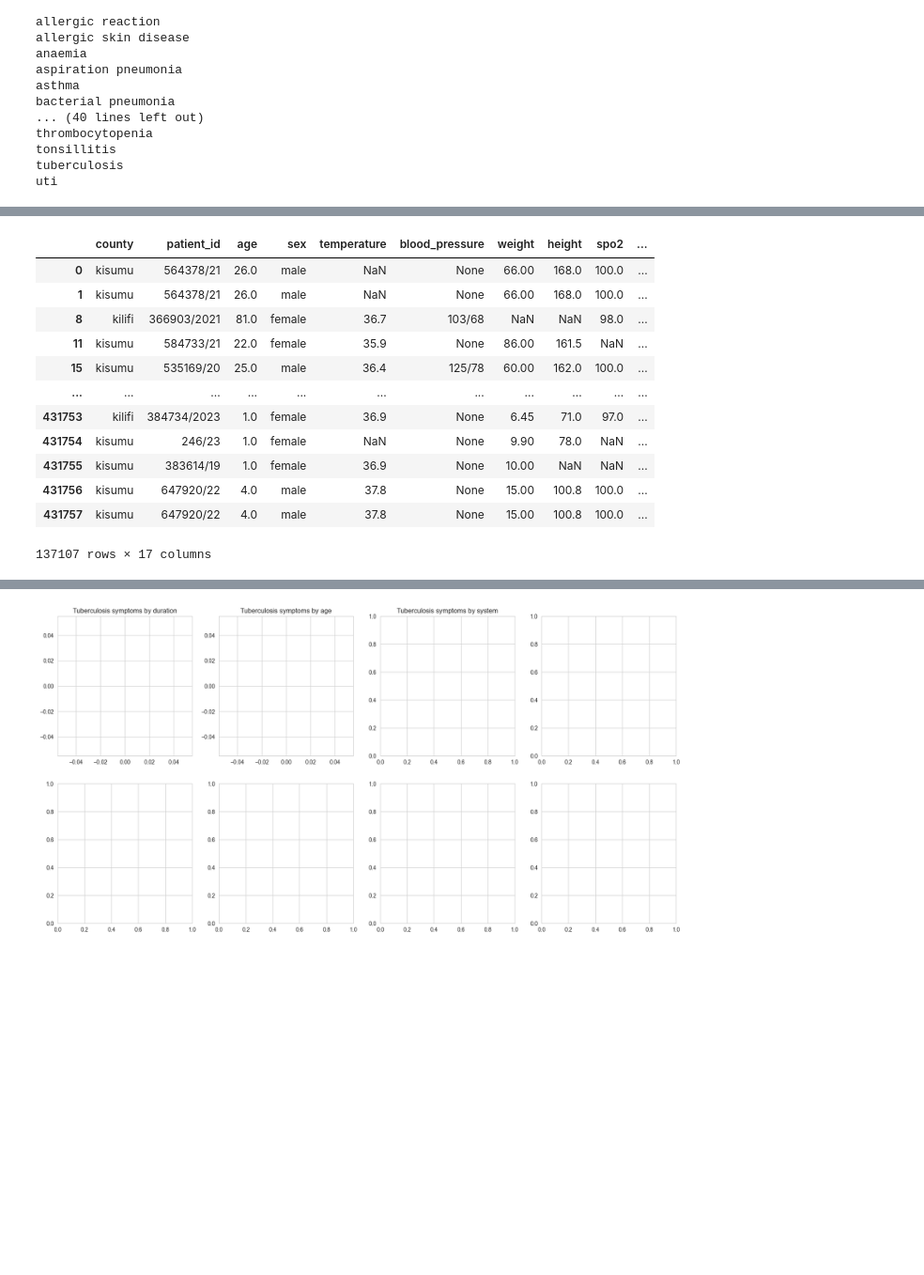
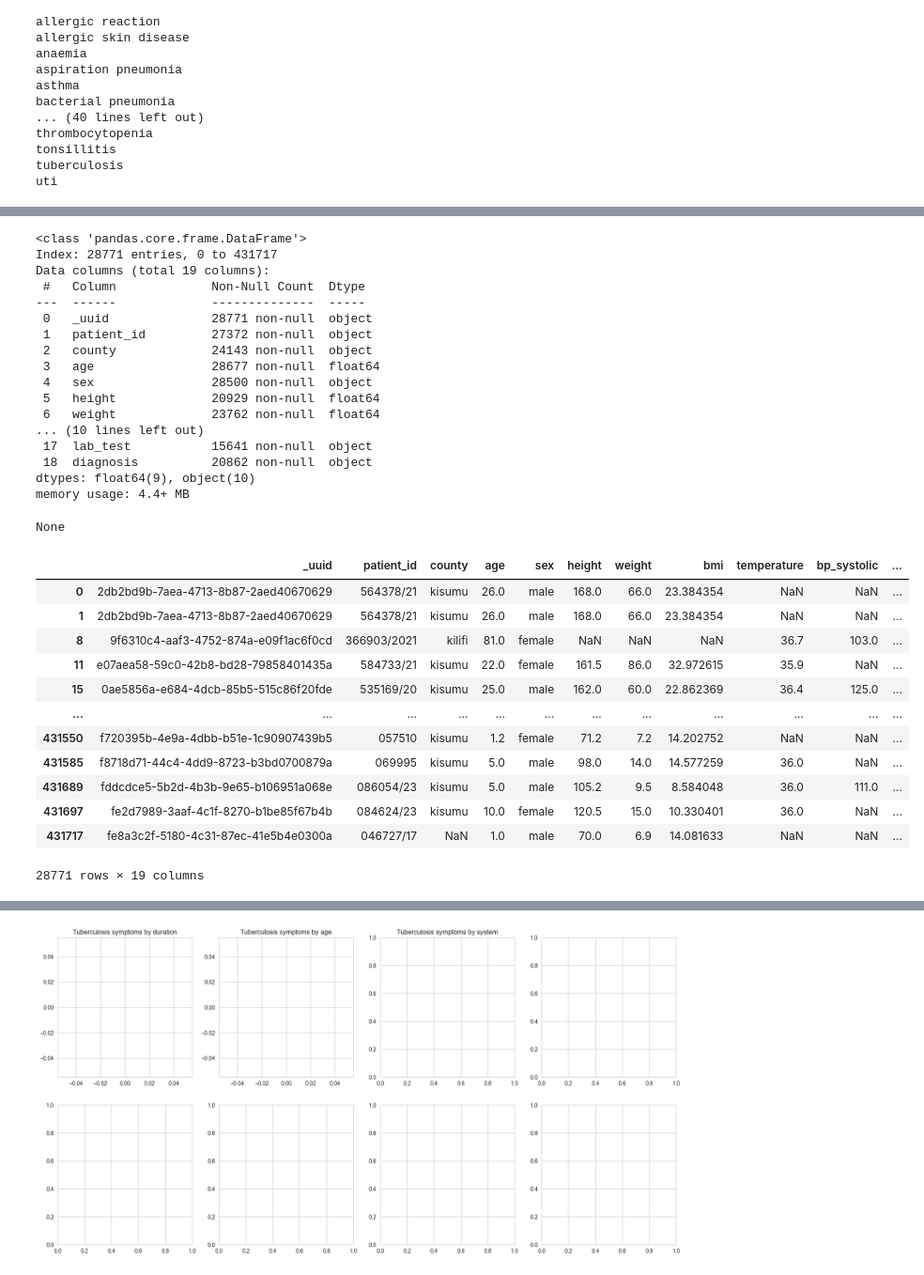
Before and after one commit to StephKisee/cdsa-for-kenyan-clinicians, a Jupyter notebook: notebooks/data_exploration.ipynb, the cells around one changed output, grey strips where cells are left out. Shown at 94% size. Saved outputs shown, nothing was run; the diff lists cells and outputs as text; code cells hidden in the pictures; blank space fills up the shorter version.

Commit message:
data cleaning, exploration in progress

```diff
--- a/notebooks/data_exploration.ipynb
+++ b/notebooks/data_exploration.ipynb
@@ -326,21 +282,70 @@ Name: count, dtype: int64
 # %%
 symptoms = ['trg_signs', 'gen_signs', 'cns_signs', 'cvs_signs', 'urs_signs', 'lrs_signs', 'git_signs', 'gus_signs', 'mss_signs', 'skn_signs', 'sps_signs', 'oth_signs']
 
 df = pd.melt(df, id_vars=[i for i in df.columns if i not in symptoms],
              value_vars=symptoms, var_name="system", value_name="symptoms").drop_duplicates()
 
+df.replace({"nan": np.NaN, "None": np.NaN, None:np.NaN}, inplace=True)
+df['system'] = df['system'].str.replace('_signs', '')
+df['patient_id'] = df['patient_id'].str.replace(' ', '')
+df['patient_id'] = np.where(df['patient_id'].str.replace('/', '').str.isnumeric(), df['patient_id'], np.NAN)
+df['age'] = np.where(df['age'] < 100, df['age'], np.NAN)
+df['height'] = np.where(df['height'] < 300, df['height'], np.NAN)
+df['weight'] = np.where(df['weight'] > 0, df['weight'], np.NAN)
+df['bmi'] = df['weight'] / ((df['height'] / 100) ** 2)
+df['bmi'] = np.where((df['bmi'] > 0) & (df['bmi'] < 100), df['bmi'], np.NAN)
+df['temperature'] = np.where(df['temperature'] > 10, df['temperature'], np.NAN)
+df['spo2'] = np.where(df['spo2'] < 100, df['spo2'], np.NAN)
+df['bp_systolic'] = df['blood_pressure'].str.split('/').str[0]
+df['bp_systolic'] = pd.to_numeric(df['bp_systolic'], errors='coerce')
+df['bp_systolic'] = np.where((df['bp_systolic'] >= 70) & (df['bp_systolic'] <= 190), df['bp_systolic'], np.NAN)
+df['bp_diastolic'] = df['blood_pressure'].str.split('/').str[1]
+df['bp_diastolic'] = pd.to_numeric(df['bp_diastolic'], errors='coerce')
+df['bp_diastolic'] = np.where((df['bp_diastolic'] >= 40) & (df['bp_diastolic'] <= 100), df['bp_diastolic'], np.NAN)
+df['duration'] = np.where((df['duration'] > 0) & (df['duration'] < 367), df['duration'], np.NAN)
+df = df.replace('undefined', np.NAN)
+df = df.map(lambda x: x.lower().strip() if isinstance(x, str) else x)
+df.loc[df.symptoms.isna(), "system"] = np.NaN
+# df.loc[df.lab_test.isna(), "lab_investigation"] = "no"
+df.loc[df.bp_diastolic.isna(), "bp_systolic"] = np.NaN
+df.loc[df.bp_systolic.isna(), "bp_diastolic"] = np.NaN
+df.drop_duplicates(inplace=True)
+
+df = df[['_uuid', 'patient_id', 'county', 'age', 'sex', 'height', 'weight', 'bmi', 'temperature', 'bp_systolic', 'bp_diastolic', 'spo2', 'muac', 'symptoms', 'duration', 'system', 'lab_investigation', 'lab_test', 'diagnosis']]
+
+df.to_csv('../data/interim/cdsa.csv', index=False)
+
+display(df.info())
 df
 # %% [output]
+<class 'pandas.core.frame.DataFrame'>
+Index: 28771 entries, 0 to 431717
+Data columns (total 19 columns):
+ #   Column             Non-Null Count  Dtype
+---  ------             --------------  -----
+ 0   _uuid              28771 non-null  object
+ 1   patient_id         27372 non-null  object
+ 2   county             24143 non-null  object
+ 3   age                28677 non-null  float64
+ 4   sex                28500 non-null  object
+ 5   height             20929 non-null  float64
+ 6   weight             23762 non-null  float64
+... (10 lines left out)
+ 17  lab_test           15641 non-null  object
+ 18  diagnosis          20862 non-null  object
+dtypes: float64(9), object(10)
+memory usage: 4.4+ MB
+None
-|  | county | patient_id | age | sex | temperature | blood_pressure | weight | height | spo2 | ... |
-| 0 | kisumu | 564378/21 | 26.0 | male | NaN | None | 66.00 | 168.0 | 100.0 | ... |
-| 1 | kisumu | 564378/21 | 26.0 | male | NaN | None | 66.00 | 168.0 | 100.0 | ... |
-| 8 | kilifi | 366903/2021 | 81.0 | female | 36.7 | 103/68 | NaN | NaN | 98.0 | ... |
-| 11 | kisumu | 584733/21 | 22.0 | female | 35.9 | None | 86.00 | 161.5 | NaN | ... |
-| 15 | kisumu | 535169/20 | 25.0 | male | 36.4 | 125/78 | 60.00 | 162.0 | 100.0 | ... |
-| ... | ... | ... | ... | ... | ... | ... | ... | ... | ... | ... |
-| 431753 | kilifi | 384734/2023 | 1.0 | female | 36.9 | None | 6.45 | 71.0 | 97.0 | ... |
-| 431754 | kisumu | 246/23 | 1.0 | female | NaN | None | 9.90 | 78.0 | NaN | ... |
-| 431755 | kisumu | 383614/19 | 1.0 | female | 36.9 | None | 10.00 | NaN | NaN | ... |
-| 431756 | kisumu | 647920/22 | 4.0 | male | 37.8 | None | 15.00 | 100.8 | 100.0 | ... |
-| 431757 | kisumu | 647920/22 | 4.0 | male | 37.8 | None | 15.00 | 100.8 | 100.0 | ... |
+|  | _uuid | patient_id | county | age | sex | height | weight | bmi | temperature | bp_systolic | ... |
+| 0 | 2db2bd9b-7aea-4713-8b87-2aed40670629 | 564378/21 | kisumu | 26.0 | male | 168.0 | 66.0 | 23.384354 | NaN | NaN | ... |
+| 1 | 2db2bd9b-7aea-4713-8b87-2aed40670629 | 564378/21 | kisumu | 26.0 | male | 168.0 | 66.0 | 23.384354 | NaN | NaN | ... |
+| 8 | 9f6310c4-aaf3-4752-874a-e09f1ac6f0cd | 366903/2021 | kilifi | 81.0 | female | NaN | NaN | NaN | 36.7 | 103.0 | ... |
+| 11 | e07aea58-59c0-42b8-bd28-79858401435a | 584733/21 | kisumu | 22.0 | female | 161.5 | 86.0 | 32.972615 | 35.9 | NaN | ... |
+| 15 | 0ae5856a-e684-4dcb-85b5-515c86f20fde | 535169/20 | kisumu | 25.0 | male | 162.0 | 60.0 | 22.862369 | 36.4 | 125.0 | ... |
+| ... | ... | ... | ... | ... | ... | ... | ... | ... | ... | ... | ... |
+| 431550 | f720395b-4e9a-4dbb-b51e-1c90907439b5 | 057510 | kisumu | 1.2 | female | 71.2 | 7.2 | 14.202752 | NaN | NaN | ... |
+| 431585 | f8718d71-44c4-4dd9-8723-b3bd0700879a | 069995 | kisumu | 5.0 | male | 98.0 | 14.0 | 14.577259 | 36.0 | NaN | ... |
+| 431689 | fddcdce5-5b2d-4b3b-9e65-b106951a068e | 086054/23 | kisumu | 5.0 | male | 105.2 | 9.5 | 8.584048 | 36.0 | 111.0 | ... |
+| 431697 | fe2d7989-3aaf-4c1f-8270-b1be85f67b4b | 084624/23 | kisumu | 10.0 | female | 120.5 | 15.0 | 10.330401 | 36.0 | NaN | ... |
+| 431717 | fe8a3c2f-5180-4c31-87ec-41e5b4e0300a | 046727/17 | NaN | 1.0 | male | 70.0 | 6.9 | 14.081633 | NaN | NaN | ... |
-137107 rows × 17 columns
+28771 rows × 19 columns
```
Also changed, not shown: parts of 24 cells of this notebook.
